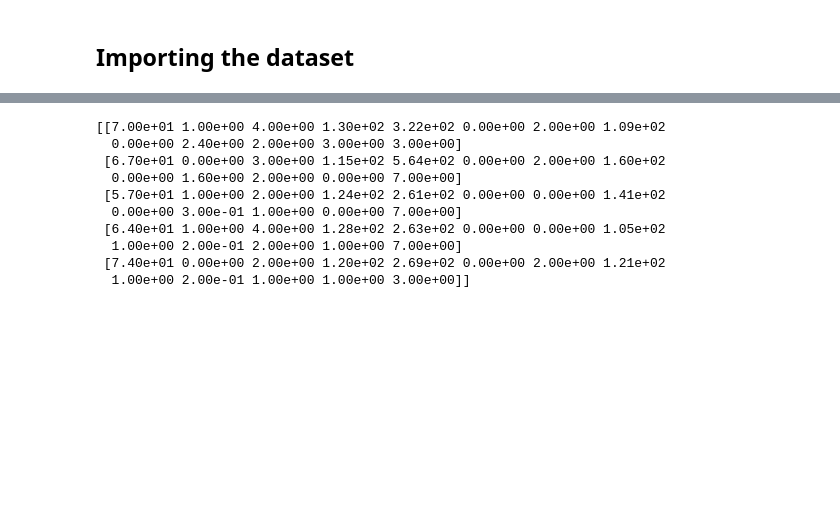
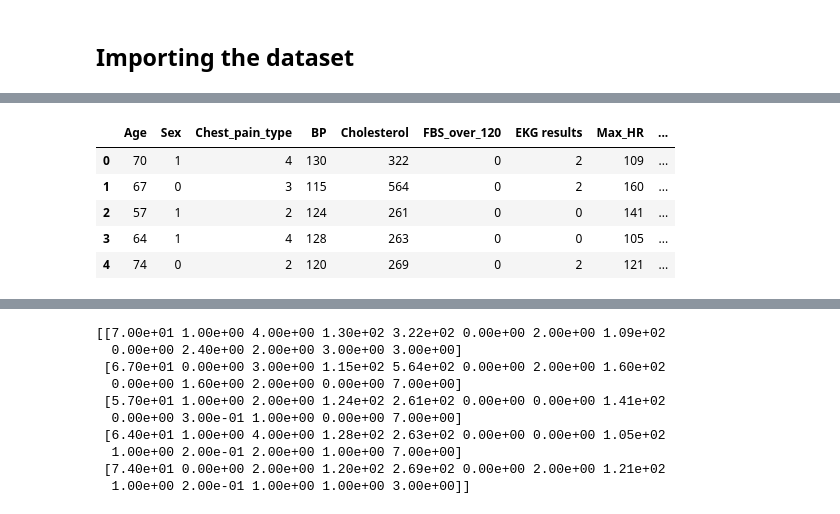
Before and after one commit to Harshch42/Health-Care-Tool, a Jupyter notebook: Heart disease.ipynb, the cells around one changed output, grey strips where cells are left out. Drawn from its saved outputs; the diff is of its cells as text; code cells hidden in the pictures; blank space fills up the shorter version.

```diff
--- a/Heart disease.ipynb
+++ b/Heart disease.ipynb
@@ -32,0 +35,3 @@ import pandas as pd
+# %%
+df = pd.DataFrame(dataset)
+df.head
@@ -32,0 +71,11 @@ import pandas as pd
+# %%
+df.rename(columns=dict,inplace=True)
+# %%
+df.head()
+# %% [output]
+|  | Age | Sex | Chest_pain_type | BP | Cholesterol | FBS_over_120 | EKG results | Max_HR | ... |
+| 0 | 70 | 1 | 4 | 130 | 322 | 0 | 2 | 109 | ... |
+| 1 | 67 | 0 | 3 | 115 | 564 | 0 | 2 | 160 | ... |
+| 2 | 57 | 1 | 2 | 124 | 261 | 0 | 0 | 141 | ... |
+| 3 | 64 | 1 | 4 | 128 | 263 | 0 | 0 | 105 | ... |
+| 4 | 74 | 0 | 2 | 120 | 269 | 0 | 2 | 121 | ... |
```
Also changed, not shown: parts of 10 cells of this notebook, 1 other file.
